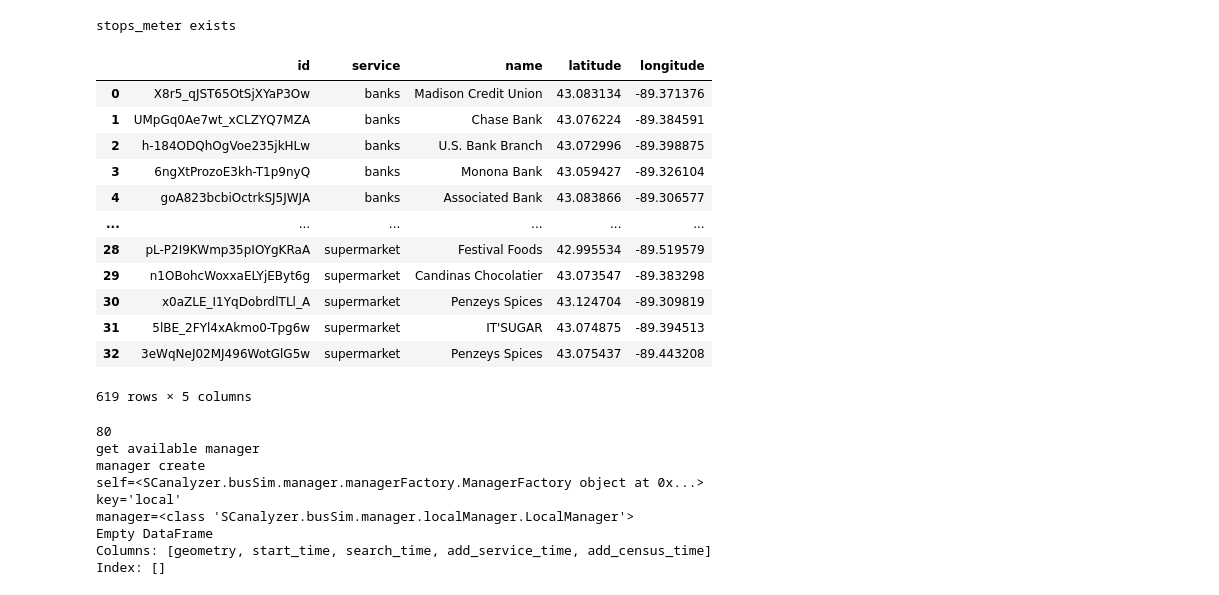
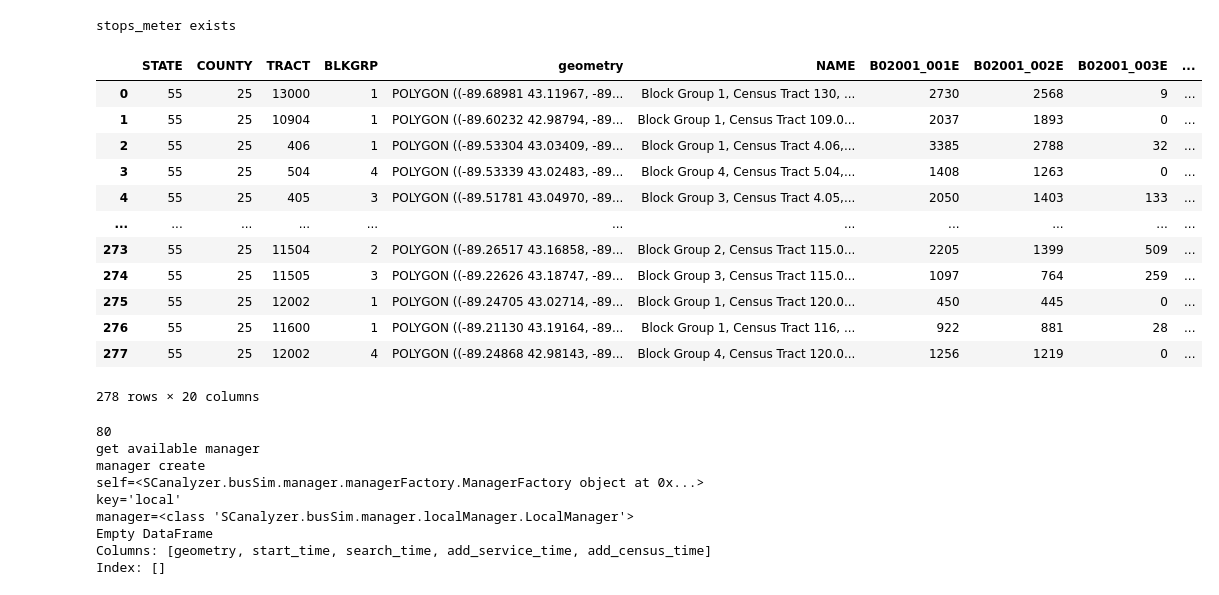
Before and after one commit to wisc-bus/simulator, a Jupyter notebook: notebooks/example.ipynb, the cells around one changed output. Cells and saved outputs as stored; diff of their text form; code cells hidden in the pictures.

```diff
--- a/notebooks/example.ipynb
+++ b/notebooks/example.ipynb
@@ -54,19 +54,19 @@ census_gdf = gtfo.load_census()
 services_gdf = gtfo.load_yelp(api_key=api_key)
 # %% [output]
 stops_meter exists
-# %%
-services_gdf
-# %% [output]
-|  | id | service | name | latitude | longitude |
-| 0 | X8r5_qJST65OtSjXYaP3Ow | banks | Madison Credit Union | 43.083134 | -89.371376 |
-| 1 | UMpGq0Ae7wt_xCLZYQ7MZA | banks | Chase Bank | 43.076224 | -89.384591 |
-| 2 | h-184ODQhOgVoe235jkHLw | banks | U.S. Bank Branch | 43.072996 | -89.398875 |
-| 3 | 6ngXtProzoE3kh-T1p9nyQ | banks | Monona Bank | 43.059427 | -89.326104 |
-| 4 | goA823bcbiOctrkSJ5JWJA | banks | Associated Bank | 43.083866 | -89.306577 |
-| ... | ... | ... | ... | ... | ... |
-| 28 | pL-P2I9KWmp35pIOYgKRaA | supermarket | Festival Foods | 42.995534 | -89.519579 |
-| 29 | n1OBohcWoxxaELYjEByt6g | supermarket | Candinas Chocolatier | 43.073547 | -89.383298 |
-| 30 | x0aZLE_I1YqDobrdlTLl_A | supermarket | Penzeys Spices | 43.124704 | -89.309819 |
-| 31 | 5lBE_2FYl4xAkmo0-Tpg6w | supermarket | IT'SUGAR | 43.074875 | -89.394513 |
-| 32 | 3eWqNeJ02MJ496WotGlG5w | supermarket | Penzeys Spices | 43.075437 | -89.443208 |
-619 rows × 5 columns
+# %%
+census_gdf
+# %% [output]
+|  | STATE | COUNTY | TRACT | BLKGRP | geometry | NAME | B02001_001E | B02001_002E | B02001_003E | ... |
+| 0 | 55 | 25 | 13000 | 1 | POLYGON ((-89.68981 43.11967, -89... | Block Group 1, Census Tract 130, ... | 2730 | 2568 | 9 | ... |
+| 1 | 55 | 25 | 10904 | 1 | POLYGON ((-89.60232 42.98794, -89... | Block Group 1, Census Tract 109.0... | 2037 | 1893 | 0 | ... |
+| 2 | 55 | 25 | 406 | 1 | POLYGON ((-89.53304 43.03409, -89... | Block Group 1, Census Tract 4.06,... | 3385 | 2788 | 32 | ... |
+| 3 | 55 | 25 | 504 | 4 | POLYGON ((-89.53339 43.02483, -89... | Block Group 4, Census Tract 5.04,... | 1408 | 1263 | 0 | ... |
+| 4 | 55 | 25 | 405 | 3 | POLYGON ((-89.51781 43.04970, -89... | Block Group 3, Census Tract 4.05,... | 2050 | 1403 | 133 | ... |
+| ... | ... | ... | ... | ... | ... | ... | ... | ... | ... | ... |
+| 273 | 55 | 25 | 11504 | 2 | POLYGON ((-89.26517 43.16858, -89... | Block Group 2, Census Tract 115.0... | 2205 | 1399 | 509 | ... |
+| 274 | 55 | 25 | 11505 | 3 | POLYGON ((-89.22626 43.18747, -89... | Block Group 3, Census Tract 115.0... | 1097 | 764 | 259 | ... |
+| 275 | 55 | 25 | 12002 | 1 | POLYGON ((-89.24705 43.02714, -89... | Block Group 1, Census Tract 120.0... | 450 | 445 | 0 | ... |
+| 276 | 55 | 25 | 11600 | 1 | POLYGON ((-89.21130 43.19164, -89... | Block Group 1, Census Tract 116, ... | 922 | 881 | 28 | ... |
+| 277 | 55 | 25 | 12002 | 4 | POLYGON ((-89.24868 42.98143, -89... | Block Group 4, Census Tract 120.0... | 1256 | 1219 | 0 | ... |
+278 rows × 20 columns
```
Also changed, not shown: parts of 1 cell of this notebook.
